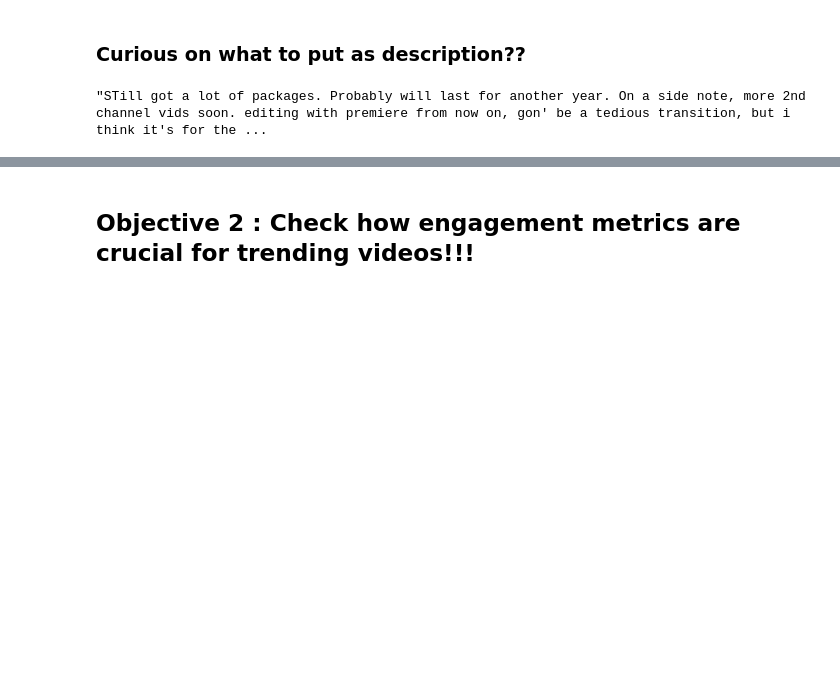
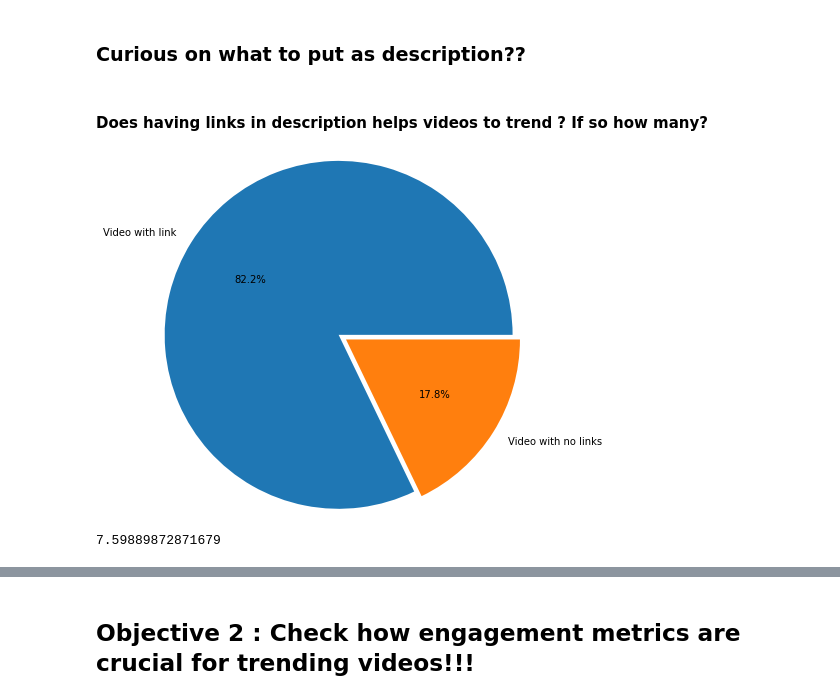
Before and after one commit to aishpatil655/Trending_youtube_Video, a Jupyter notebook: Factor Affecting youtube Videos.ipynb, the cells around one changed output, grey strips where cells are left out. Cells and saved outputs as stored; diff of their text form; code cells hidden in the pictures; blank space fills up the shorter version.

Commit message:
Objective 1 abc done description needed

```diff
--- a/Factor Affecting youtube Videos.ipynb
+++ b/Factor Affecting youtube Videos.ipynb
@@ -337,11 +340,30 @@ plt.grid()
 # %% [markdown]
 <a id="obj1c"></a>
 ### Curious on what to put as description??
-# %%
-videoDF["description"][1]
-
-### link in description
-### readability analisys
-### Call-to-Action Analysis
-# %% [output]
-"STill got a lot of packages. Probably will last for another year. On a side note, more 2nd channel vids soon. editing with premiere from now on, gon' be a tedious transition, but i think it's for the ...
+# %% [markdown]
+#### Does having links in description helps videos to trend ? If so how many?
+# %%
+## method to check if text contain link
+## if link exist, returns list of links else empty list
+def hasLink(text):
+    URL_PATTERN = "(http|ftp|https):\/\/([\w_-]+(?:(?:\.[\w_-]+)+))([\w.,@?^=%&:\/~+#-]*[\w@?^=%&\/~+#-])"
+    return(re.findall(URL_PATTERN,text))
+# %%
+## Check record which has link in description and how many link per video description
+lenLink = []
+for i , row in videoCompleteDF.iterrows():
+        lenLink.append(len(hasLink(row["description"])))
+videoCompleteDF["lenLink"] = lenLink
+# %%
+## Percent of videos with link in description
+lables=["Video with link","Video with no links"]
+explode=(0.1,0)
+plt.pie([videoCompleteDF[videoCompleteDF["lenLink"]!=0].shape[0],videoCompleteDF[videoCompleteDF["lenLink"]==0].shape[0]],labels=lables,explode=explode,autopct='%1.1f%%',radius=2)
+plt.show()
+# %% [output]
+[figure, added]
+# %%
+# average number of links in trending video description
+videoCompleteDF["lenLink"].describe()["mean"]
+# %% [output]
+7.59889872871679
```
Also changed, not shown: parts of 23 cells of this notebook.
